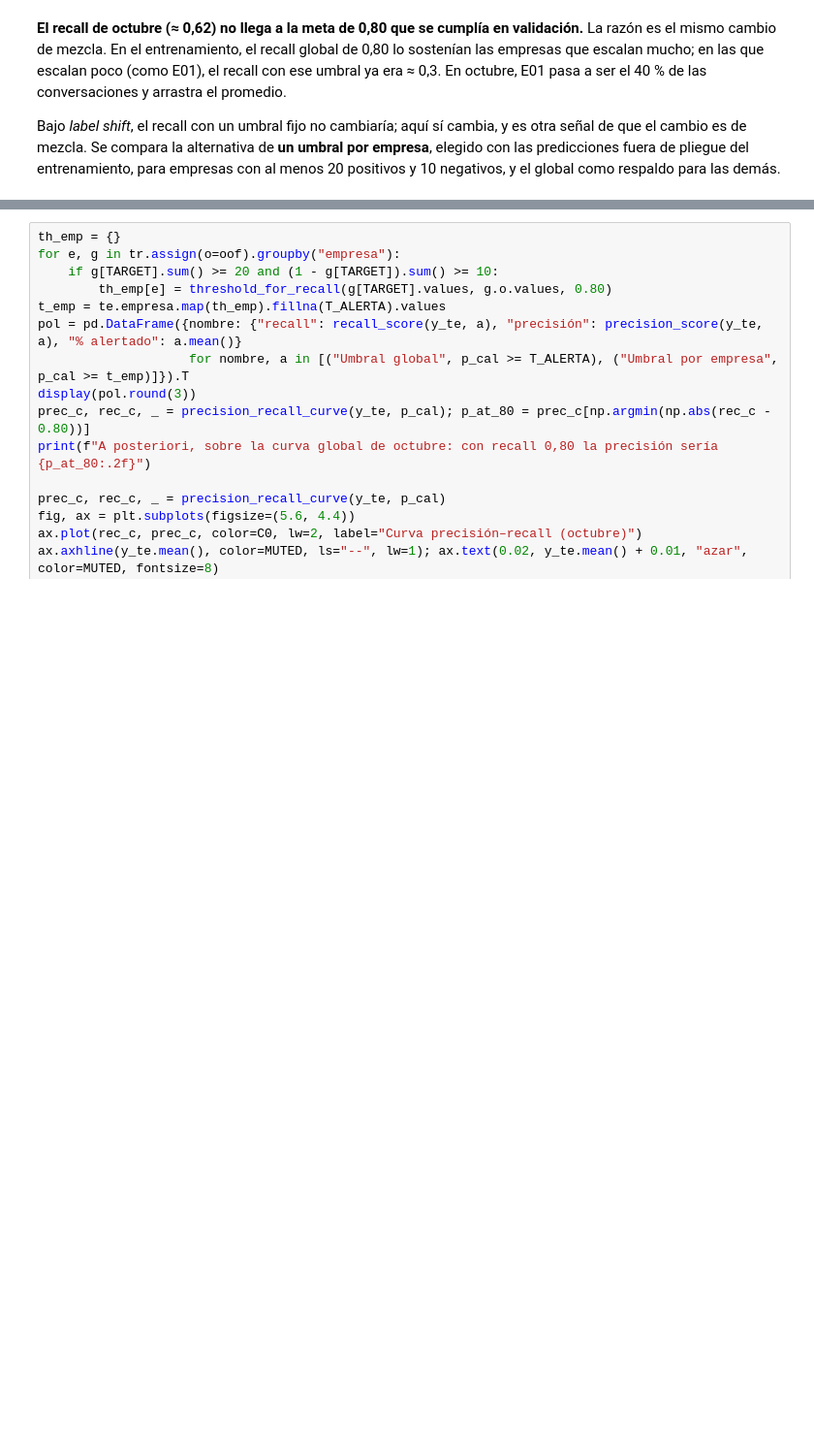
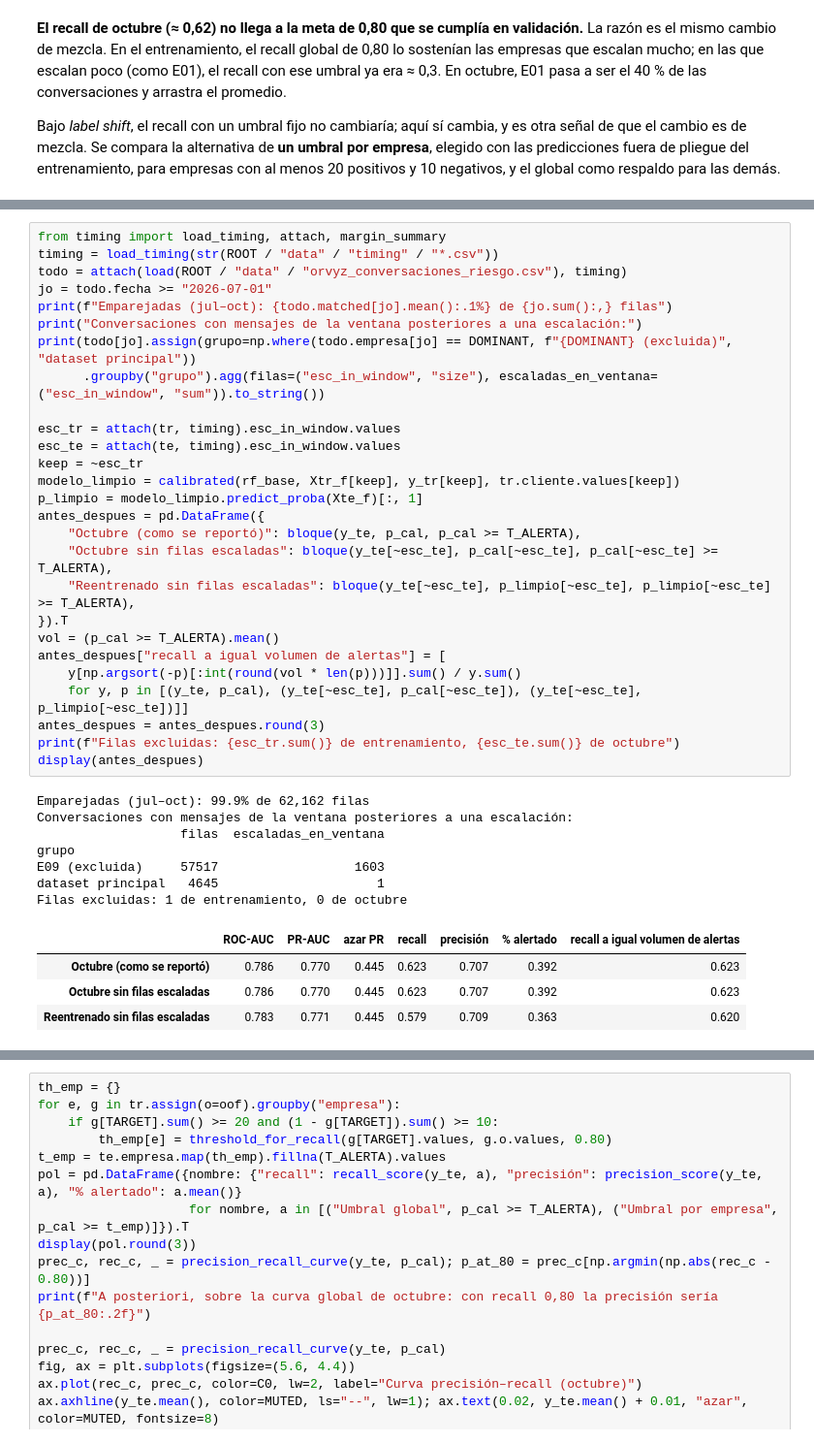
Before and after one commit to Pavitass/Proyecto_final_apauto, a Jupyter notebook: model_development.ipynb, the cells around one changed output, grey strips where cells are left out. Shown at 97% size. Drawn from its saved outputs; the diff is of its cells as text; blank space fills up the shorter version.

```diff
--- a/model_development.ipynb
+++ b/model_development.ipynb
@@ -1142,0 +1153,39 @@ negativos, y el global como respaldo para las demás.
+# %%
+from timing import load_timing, attach, margin_summary
+timing = load_timing(str(ROOT / "data" / "timing" / "*.csv"))
+todo = attach(load(ROOT / "data" / "orvyz_conversaciones_riesgo.csv"), timing)
+jo = todo.fecha >= "2026-07-01"
+print(f"Emparejadas (jul–oct): {todo.matched[jo].mean():.1%} de {jo.sum():,} filas")
+print("Conversaciones con mensajes de la ventana posteriores a una escalación:")
+print(todo[jo].assign(grupo=np.where(todo.empresa[jo] == DOMINANT, f"{DOMINANT} (excluida)", "dataset principal"))
+      .groupby("grupo").agg(filas=("esc_in_window", "size"), escaladas_en_ventana=("esc_in_window", "sum")).to_string())
+
+esc_tr = attach(tr, timing).esc_in_window.values
+esc_te = attach(te, timing).esc_in_window.values
+keep = ~esc_tr
+modelo_limpio = calibrated(rf_base, Xtr_f[keep], y_tr[keep], tr.cliente.values[keep])
+p_limpio = modelo_limpio.predict_proba(Xte_f)[:, 1]
+antes_despues = pd.DataFrame({
+    "Octubre (como se reportó)": bloque(y_te, p_cal, p_cal >= T_ALERTA),
+    "Octubre sin filas escaladas": bloque(y_te[~esc_te], p_cal[~esc_te], p_cal[~esc_te] >= T_ALERTA),
+    "Reentrenado sin filas escaladas": bloque(y_te[~esc_te], p_limpio[~esc_te], p_limpio[~esc_te] >= T_ALERTA),
+}).T
+vol = (p_cal >= T_ALERTA).mean()
+antes_despues["recall a igual volumen de alertas"] = [
+    y[np.argsort(-p)[:int(round(vol * len(p)))]].sum() / y.sum()
+    for y, p in [(y_te, p_cal), (y_te[~esc_te], p_cal[~esc_te]), (y_te[~esc_te], p_limpio[~esc_te])]]
+antes_despues = antes_despues.round(3)
+print(f"Filas excluidas: {esc_tr.sum()} de entrenamiento, {esc_te.sum()} de octubre")
+display(antes_despues)
+# %% [output]
+Emparejadas (jul–oct): 99.9% de 62,162 filas
+Conversaciones con mensajes de la ventana posteriores a una escalación:
+                   filas  escaladas_en_ventana
+grupo
+E09 (excluida)     57517                  1603
+dataset principal   4645                     1
+Filas excluidas: 1 de entrenamiento, 0 de octubre
+|  | ROC-AUC | PR-AUC | azar PR | recall | precisión | % alertado | recall a igual volumen de alertas |
+| Octubre (como se reportó) | 0.786 | 0.770 | 0.445 | 0.623 | 0.707 | 0.392 | 0.623 |
+| Octubre sin filas escaladas | 0.786 | 0.770 | 0.445 | 0.623 | 0.707 | 0.392 | 0.623 |
+| Reentrenado sin filas escaladas | 0.783 | 0.771 | 0.445 | 0.579 | 0.709 | 0.363 | 0.620 |
```
Also changed, not shown: parts of 6 cells of this notebook, 18 other files.
